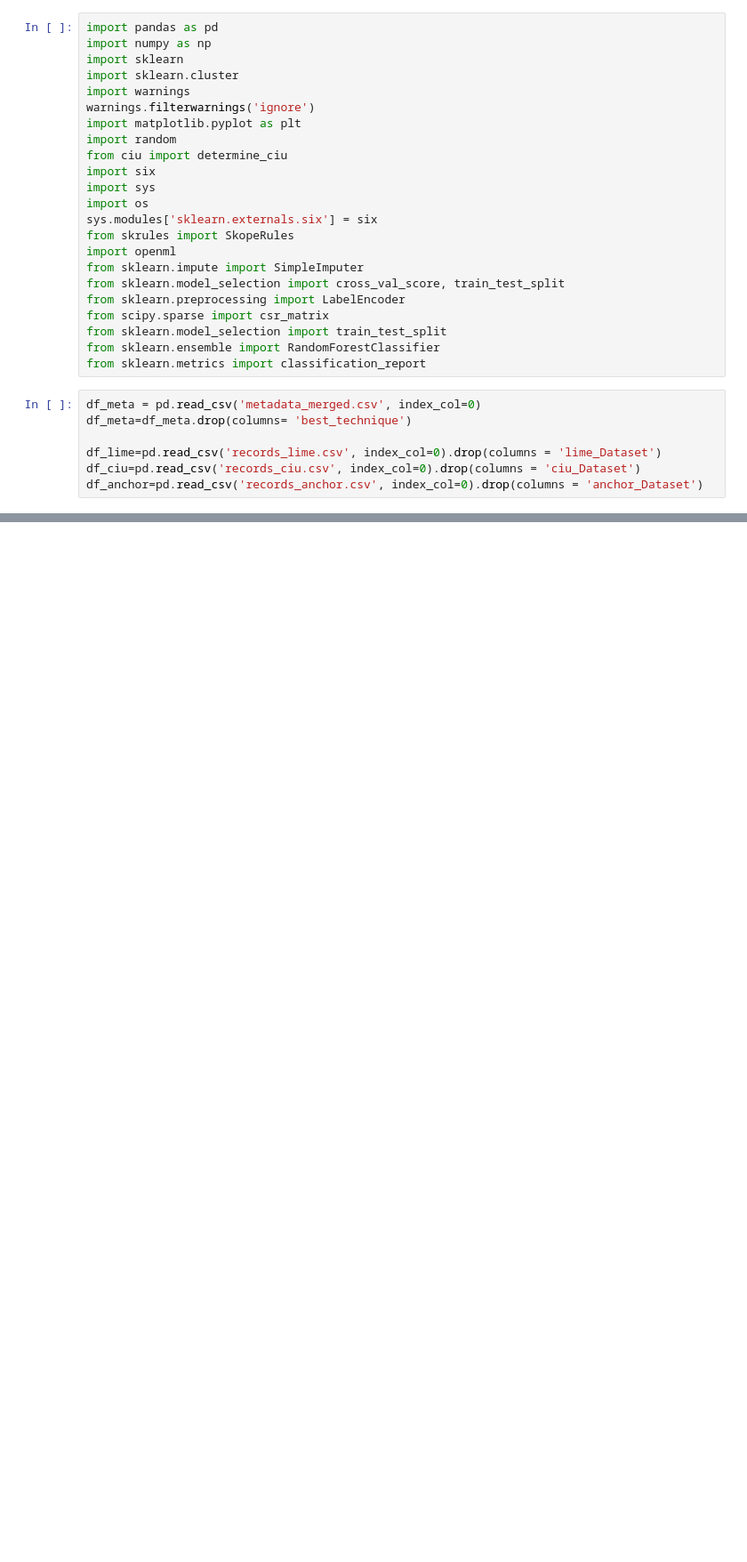
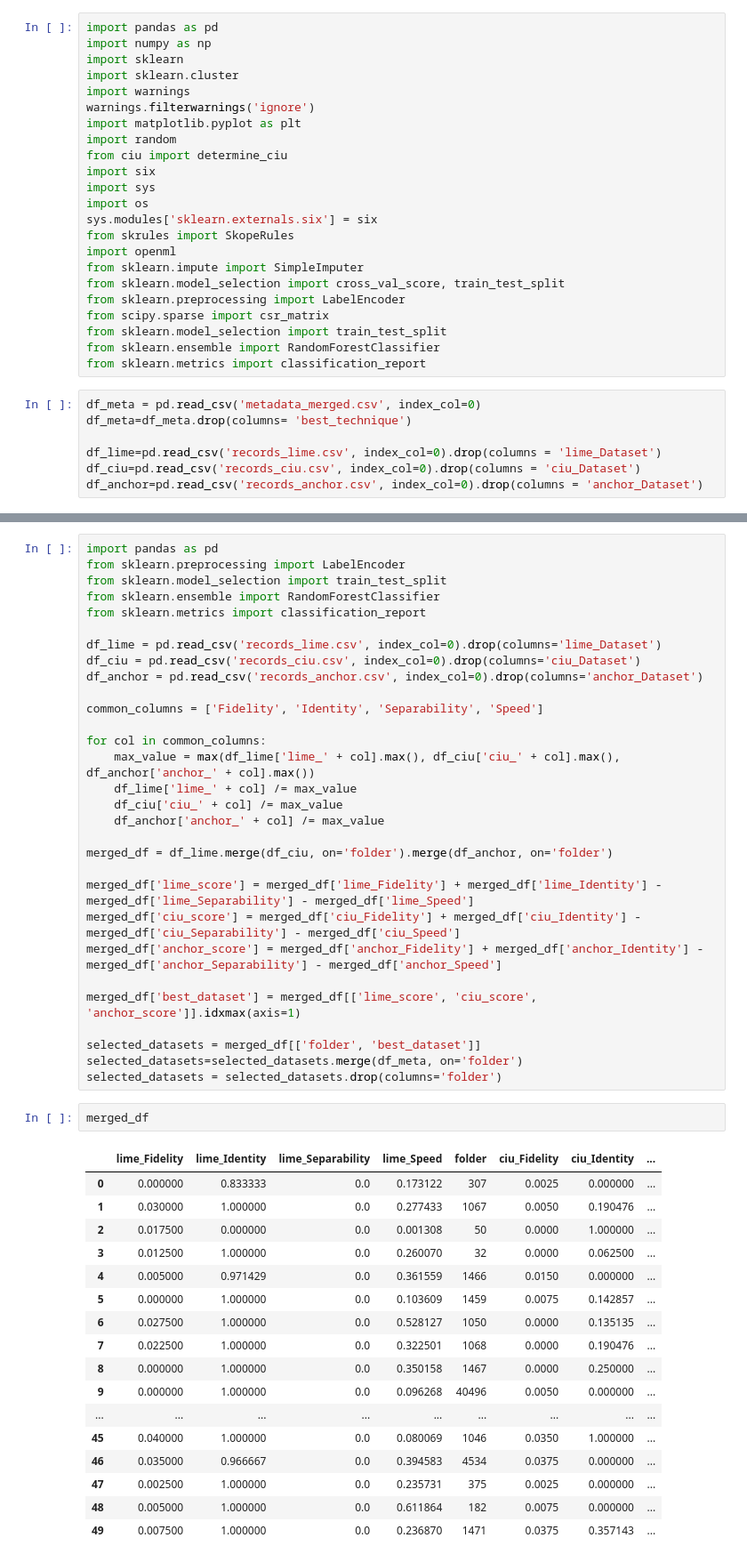
Before and after one commit to oliverpuvi/AutoML2_2, a Jupyter notebook: Recommendation.ipynb, the cells around one changed output, grey strips where cells are left out. Shown: that part at 89% size. Saved outputs shown, nothing was run; the diff lists cells and outputs as text; blank space fills up the shorter version.

```diff
--- a/Recommendation.ipynb
+++ b/Recommendation.ipynb
@@ -89,0 +31,50 @@ weighted avg       0.28      0.25      0.25         8
+# %%
+import pandas as pd
+from sklearn.preprocessing import LabelEncoder
+from sklearn.model_selection import train_test_split
+from sklearn.ensemble import RandomForestClassifier
+from sklearn.metrics import classification_report
+
+df_lime = pd.read_csv('records_lime.csv', index_col=0).drop(columns='lime_Dataset')
+df_ciu = pd.read_csv('records_ciu.csv', index_col=0).drop(columns='ciu_Dataset')
+df_anchor = pd.read_csv('records_anchor.csv', index_col=0).drop(columns='anchor_Dataset')
+
+common_columns = ['Fidelity', 'Identity', 'Separability', 'Speed']
+
+for col in common_columns:
+    max_value = max(df_lime['lime_' + col].max(), df_ciu['ciu_' + col].max(), df_anchor['anchor_' + col].max())
+    df_lime['lime_' + col] /= max_value
+    df_ciu['ciu_' + col] /= max_value
+    df_anchor['anchor_' + col] /= max_value
+
+merged_df = df_lime.merge(df_ciu, on='folder').merge(df_anchor, on='folder')
+
+merged_df['lime_score'] = merged_df['lime_Fidelity'] + merged_df['lime_Identity'] - merged_df['lime_Separability'] - merged_df['lime_Speed']
+merged_df['ciu_score'] = merged_df['ciu_Fidelity'] + merged_df['ciu_Identity'] - merged_df['ciu_Separability'] - merged_df['ciu_Speed']
+merged_df['anchor_score'] = merged_df['anchor_Fidelity'] + merged_df['anchor_Identity'] - merged_df['anchor_Separability'] - merged_df['anchor_Speed']
+
+merged_df['best_dataset'] = merged_df[['lime_score', 'ciu_score', 'anchor_score']].idxmax(axis=1)
+
+selected_datasets = merged_df[['folder', 'best_dataset']]
+selected_datasets=selected_datasets.merge(df_meta, on='folder')
+selected_datasets = selected_datasets.drop(columns='folder')
+# %%
+merged_df
+# %% [output]
+|  | lime_Fidelity | lime_Identity | lime_Separability | lime_Speed | folder | ciu_Fidelity | ciu_Identity | ... |
+| 0 | 0.000000 | 0.833333 | 0.0 | 0.173122 | 307 | 0.0025 | 0.000000 | ... |
+| 1 | 0.030000 | 1.000000 | 0.0 | 0.277433 | 1067 | 0.0050 | 0.190476 | ... |
+| 2 | 0.017500 | 0.000000 | 0.0 | 0.001308 | 50 | 0.0000 | 1.000000 | ... |
+| 3 | 0.012500 | 1.000000 | 0.0 | 0.260070 | 32 | 0.0000 | 0.062500 | ... |
+| 4 | 0.005000 | 0.971429 | 0.0 | 0.361559 | 1466 | 0.0150 | 0.000000 | ... |
+| 5 | 0.000000 | 1.000000 | 0.0 | 0.103609 | 1459 | 0.0075 | 0.142857 | ... |
+| 6 | 0.027500 | 1.000000 | 0.0 | 0.528127 | 1050 | 0.0000 | 0.135135 | ... |
+| 7 | 0.022500 | 1.000000 | 0.0 | 0.322501 | 1068 | 0.0000 | 0.190476 | ... |
+| 8 | 0.000000 | 1.000000 | 0.0 | 0.350158 | 1467 | 0.0000 | 0.250000 | ... |
+| 9 | 0.000000 | 1.000000 | 0.0 | 0.096268 | 40496 | 0.0050 | 0.000000 | ... |
+| ... | ... | ... | ... | ... | ... | ... | ... | ... |
+| 45 | 0.040000 | 1.000000 | 0.0 | 0.080069 | 1046 | 0.0350 | 1.000000 | ... |
+| 46 | 0.035000 | 0.966667 | 0.0 | 0.394583 | 4534 | 0.0375 | 0.000000 | ... |
+| 47 | 0.002500 | 1.000000 | 0.0 | 0.235731 | 375 | 0.0025 | 0.000000 | ... |
+| 48 | 0.005000 | 1.000000 | 0.0 | 0.611864 | 182 | 0.0075 | 0.000000 | ... |
+| 49 | 0.007500 | 1.000000 | 0.0 | 0.236870 | 1471 | 0.0375 | 0.357143 | ... |
```
Also changed, not shown: parts of 5 cells of this notebook.
